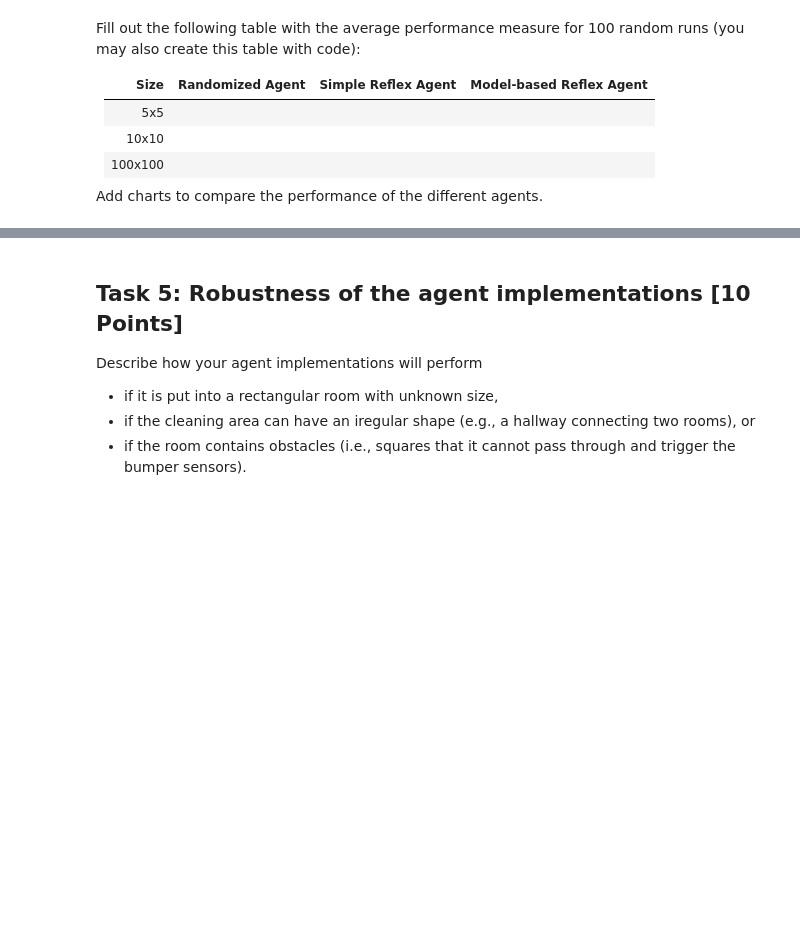
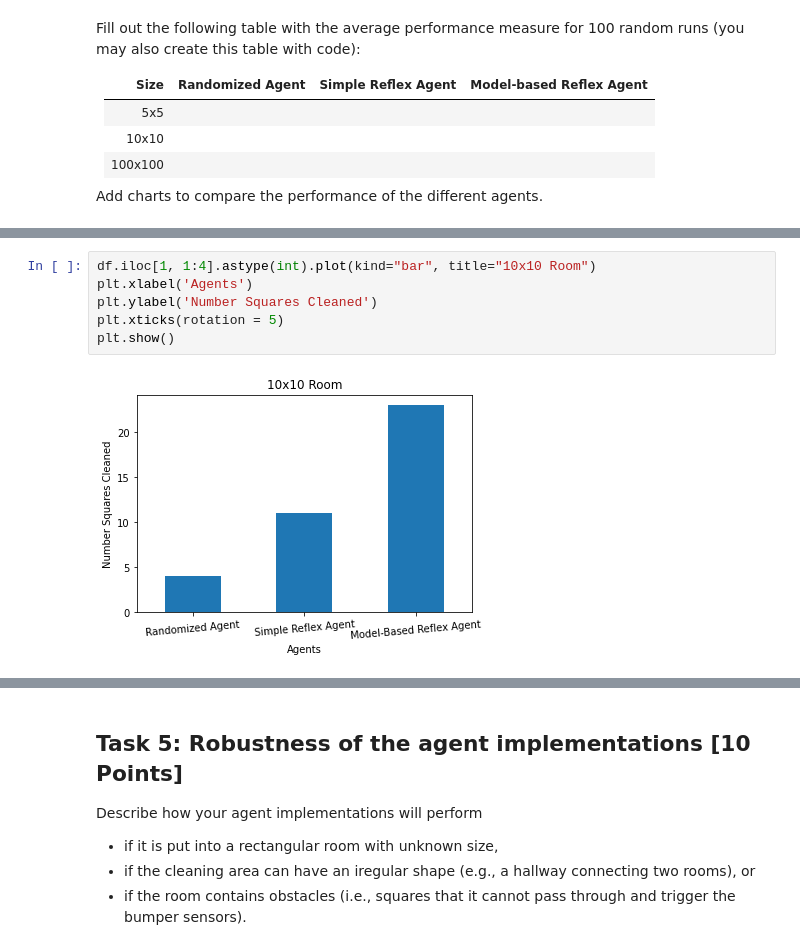
Before and after one commit to leongkkevin/CS7320-AI, a Jupyter notebook: Agents/robot_vacuum.ipynb, the cells around one changed output, grey strips where cells are left out. Cells and saved outputs as stored; diff of their text form; blank space fills up the shorter version.

```diff
--- a/Agents/robot_vacuum.ipynb
+++ b/Agents/robot_vacuum.ipynb
@@ -415,0 +436,8 @@ Add charts to compare the performance of the different agents.
+# %%
+df.iloc[1, 1:4].astype(int).plot(kind="bar", title="10x10 Room")
+plt.xlabel('Agents')
+plt.ylabel('Number Squares Cleaned')
+plt.xticks(rotation = 5)
+plt.show()
+# %% [output]
+[figure, added]
```
Also changed, not shown: parts of 14 cells of this notebook, 1 other file.
